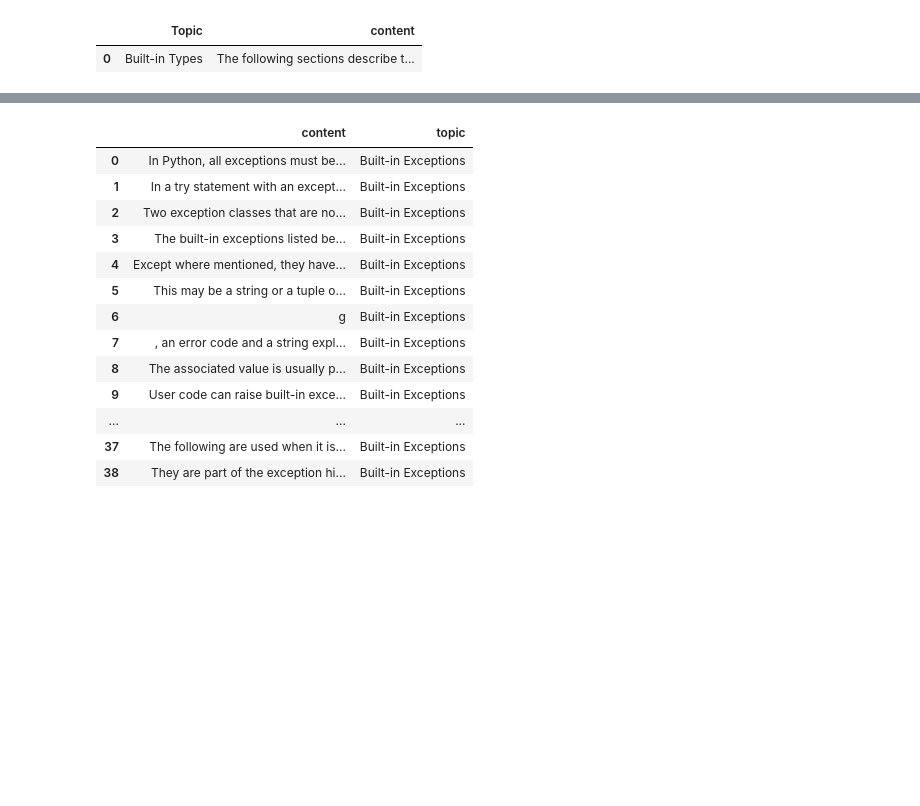
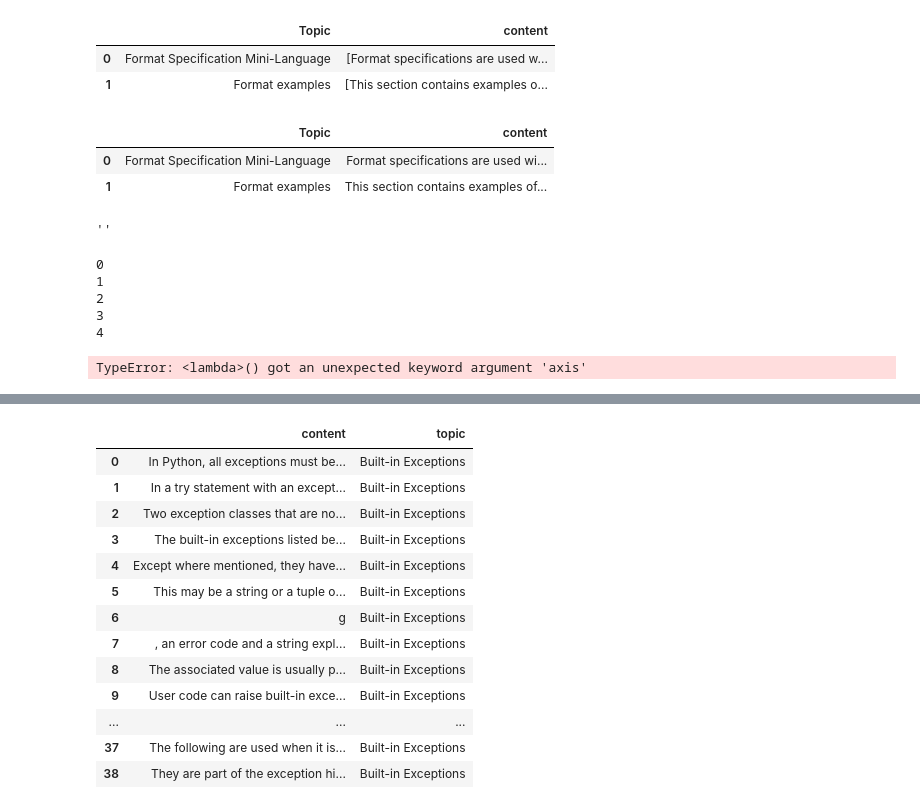
Before and after one commit to ece1786-2022/PyOverflow, a Jupyter notebook: data_processing.ipynb, the cells around one changed output, grey strips where cells are left out. Saved outputs shown, nothing was run; the diff lists cells and outputs as text; code cells hidden in the pictures; blank space fills up the shorter version.

```diff
--- a/data_processing.ipynb
+++ b/data_processing.ipynb
@@ -3,5 +3,5 @@ import numpy as np
 import pandas as pd
 import json
 # %%
-path='D:/FILES/University of Toronto/Subjects/Fall 2022/NLP/project/PyOverflow/string_processing.json'
+path='D:/FILES/University of Toronto/Subjects/Fall 2022/NLP/project/PyOverflow/Data/Training/JSON/regex.json'
 df=pd.read_json(path_or_buf=path)
@@ -43,0 +61,9 @@ data
+# %%
+#only for string.json
+data2=pd.DataFrame(df['Subtopics'].loc[0])
+data2=pd.DataFrame(data2.loc[2]['Subtopics'])[['Topic','content']]
+data2
+# %% [output]
+|  | Topic | content |
+| 0 | Format Specification Mini-Language | [Format specifications are used w... |
+| 1 | Format examples | [This section contains examples o... |
@@ -43,0 +76,6 @@ data
+# %%
+data2
+# %% [output]
+|  | Topic | content |
+| 0 | Format Specification Mini-Language | Format specifications are used wi... |
+| 1 | Format examples | This section contains examples of... |
@@ -46,8 +89,25 @@ df=df[['Topic','content']]
 df['content']=' '.join(df['content'][0])
 df['content']=df['content'][0].replace('\\u',' ')
 df['content']=df['content'][0].replace('\n',' ')
-# %%
-df
-# %% [output]
-|  | Topic | content |
-| 0 | Built-in Types | The following sections describe t... |
+# %%
+df['content'][0]
+# %% [output]
+''
+# %%
+#only for string.json
+for i in data.index:
+    print(i)
+    df['content'][0]=data['content'][0]+'. '+str(data['content'].loc[i])
+# %% [output]
+0
+1
+2
+3
+4
+# %%
+df['data1'] = data['content'].apply(
+    lambda x: '.'.join(x.dropna().astype(str)),
+    axis=1
+)
+# %% [output]
+TypeError: <lambda>() got an unexpected keyword argument 'axis'
```
Also changed, not shown: parts of 15 cells of this notebook, 3 other files.
